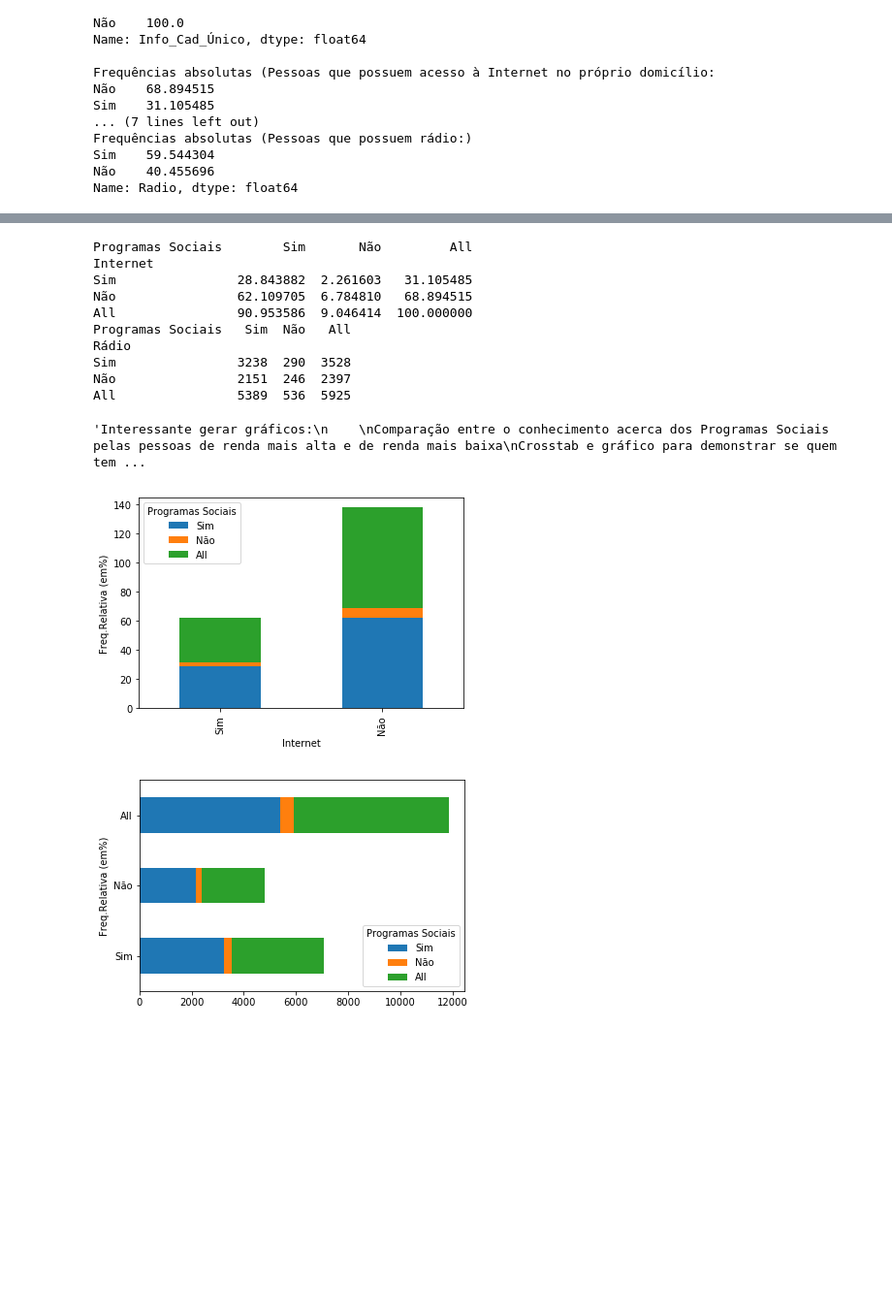
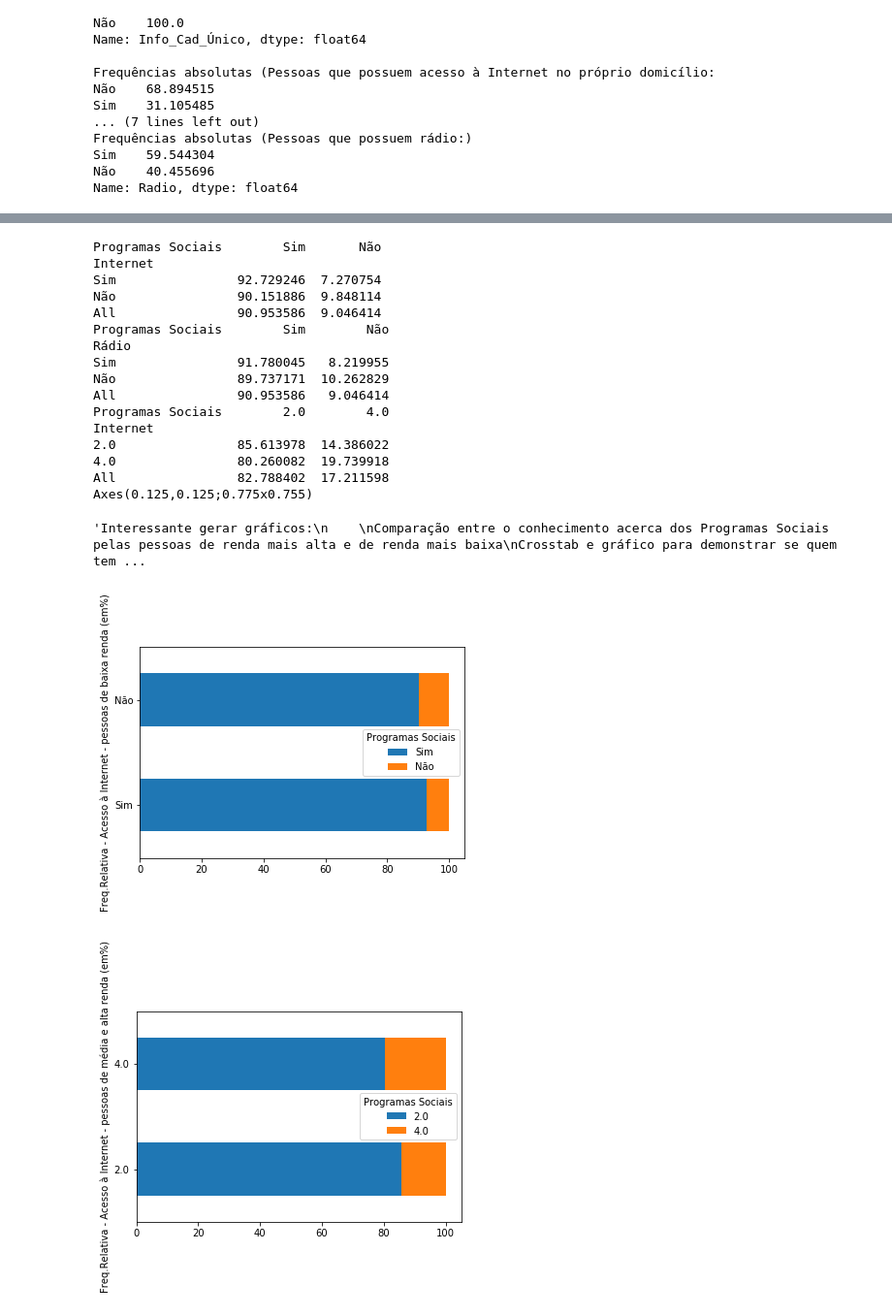
Before and after one commit to tainarasm/Ci-ncia-dos-Dados, a Jupyter notebook: Projeto_1.ipynb, the cells around one changed output, grey strips where cells are left out. Shown at 97% size. Drawn from its saved outputs; the diff is of its cells as text; code cells hidden in the pictures; blank space fills up the shorter version.

```diff
--- a/Projeto_1.ipynb
+++ b/Projeto_1.ipynb
@@ -29,8 +29,8 @@ df2 = pd.DataFrame({'Média e Alta Renda': data.V4622,
 
 df = df[(data.V4622==0) | (data.V4622==1) | (data.V4622==2)]
 df = df[(data.UF>=11) & (data.UF<=29)]
-df2 = df[(data.V4622==3) | (data.V4622==4) | (data.V4622==5) | (data.V4622==6) | (data.V4622==7)]
-df2 = df[(data.UF>=11) & (data.UF<=29)]
+df2 = df2[(data.V4622==3) | (data.V4622==4) | (data.V4622==5) | (data.V4622==6) | (data.V4622==7)]
+df2 = df2[(data.UF>=11) & (data.UF<=29)]
 #df3 = df[(data.V4622==0) | (data.V4622==1) | (data.V4622==2)]
 #df3 = df[(data.UF>=11) & (data.UF<=29)]
 #df3 = df[(data.V4622==0) | (data.V4622==1) | (data.V4622==2)]
@@ -54,9 +54,11 @@ renda = data.V4622
 df2 = df2.dropna()
 df2.Info_Cad_Único = df2.Info_Cad_Único.astype('category')
 df2.Internet = df2.Internet.astype('category')
+df2.Internet.cat.categories = (['Sim', 'Não'])
 df2.Prog_Sociais = df2.Prog_Sociais.astype('category')
+df.Prog_Sociais.cat.categories = (['Sim','Não'])
 df2.Radio = df2.Radio.astype('category')
 df2.TV_cores = df2.TV_cores.astype('category')
 
 #df3 = df3.dropna()
-#df3
+df2
@@ -205,40 +209,60 @@ SyntaxError: invalid syntax (<ipython-input-94-6a55658b346c>, line 4)
 plot2 = abs_relat2_internet.plot(kind='pie',title='Acesso à Internet em domicílio por pessoas de média e alta renda',autopct='%.1f',figsize=(6, 6))
 # %%
-cruzando_informacoes = pd.crosstab([df.Internet],[df.Prog_Sociais],margins=True,rownames=['Internet'], colnames=['Programas Sociais'], normalize='all')*100
+%matplotlib inline
+import numpy as np
+
+cruzando_informacoes = pd.crosstab(df.Internet,df.Prog_Sociais,margins=True,rownames=['Internet'], colnames=['Programas Sociais'], normalize='index')*100
 print(cruzando_informacoes)
 
-cruzando_informacoes2 = pd.crosstab([df.Radio],[df.Prog_Sociais],margins=True,rownames=['Rádio'], colnames=['Programas Sociais'])
+
+cruzando_informacoes2 = pd.crosstab(df.Radio,df.Prog_Sociais,margins=True,rownames=['Rádio'], colnames=['Programas Sociais'], normalize='index')*100
 print(cruzando_informacoes2)
 
-pd.crosstab([])
+
+cruzando_informacoes3 = pd.crosstab(df2.Internet,df2.Prog_Sociais,margins=True,rownames=['Internet'], colnames=['Programas Sociais'], normalize='index')*100
+print(cruzando_informacoes3)
 
 
-plot = cruzando_informacoes.iloc[0:2].plot(kind='bar',stacked=True)
-plt.ylabel('Freq.Relativa (em%)')
+#teste = pd.DataFrame(np.random.rand(10, 3), columns=['TV_cores', 'Internet', 'Radio'])
+#teste.plot.bar()
 
-plot = cruzando_informacoes2.plot(kind='barh',stacked=True)
+
+plot = cruzando_informacoes.iloc[0:2].plot(kind='barh',stacked=True)
+plt.ylabel('Freq.Relativa - Acesso à Internet - pessoas de baixa renda (em%)')
+print(plot)
+
+plot = cruzando_informacoes3.iloc[0:2].plot(kind='barh',stacked=True)
+plt.ylabel('Freq.Relativa - Acesso à Internet - pessoas de média e alta renda (em%)')
+
+plot = cruzando_informacoes2.iloc[0:2].plot(kind='barh',stacked=True)
 plt.ylabel('Freq.Relativa (em%)')
 
 
 
 
 
 """Interessante gerar gráficos:
 
 Comparação entre o conhecimento acerca dos Programas Sociais pelas pessoas de renda mais alta e de renda mais baixa
 Crosstab e gráfico para demonstrar se quem tem mais acesso à informação sabe mais
 Dentre os que tem acesso, quem sabe mais é quem acessa qual meio"""
 # %% [output]
-Programas Sociais        Sim       Não         All
+Programas Sociais        Sim       Não
 Internet
-Sim                28.843882  2.261603   31.105485
-Não                62.109705  6.784810   68.894515
-All                90.953586  9.046414  100.000000
-Programas Sociais   Sim  Não   All
+Sim                92.729246  7.270754
+Não                90.151886  9.848114
+All                90.953586  9.046414
+Programas Sociais        Sim        Não
 Rádio
-Sim                3238  290  3528
-Não                2151  246  2397
-All                5389  536  5925
+Sim                91.780045   8.219955
+Não                89.737171  10.262829
+All                90.953586   9.046414
+Programas Sociais        2.0        4.0
+Internet
+2.0                85.613978  14.386022
+4.0                80.260082  19.739918
+All                82.788402  17.211598
+Axes(0.125,0.125;0.775x0.755)
 'Interessante gerar gráficos:\n    \nComparação entre o conhecimento acerca dos Programas Sociais pelas pessoas de renda mais alta e de renda mais baixa\nCrosstab e gráfico para demonstrar se quem tem ...
-[figure, old version]
+[figure, new version]
-[figure, old version]
+[figure, new version]
```
Also changed, not shown: parts of 8 cells of this notebook.
